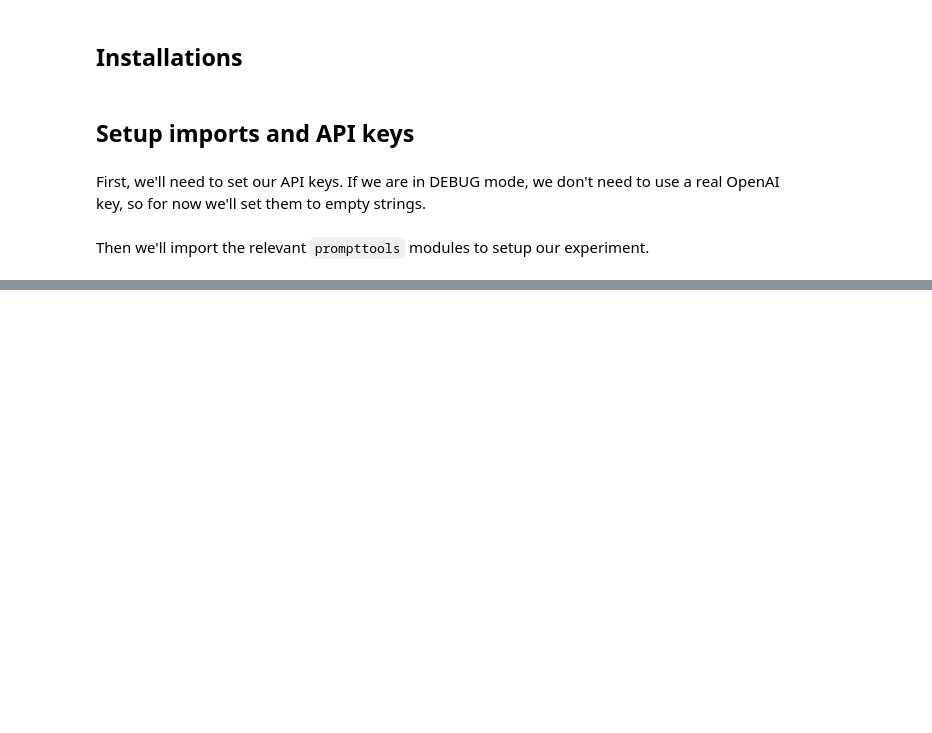
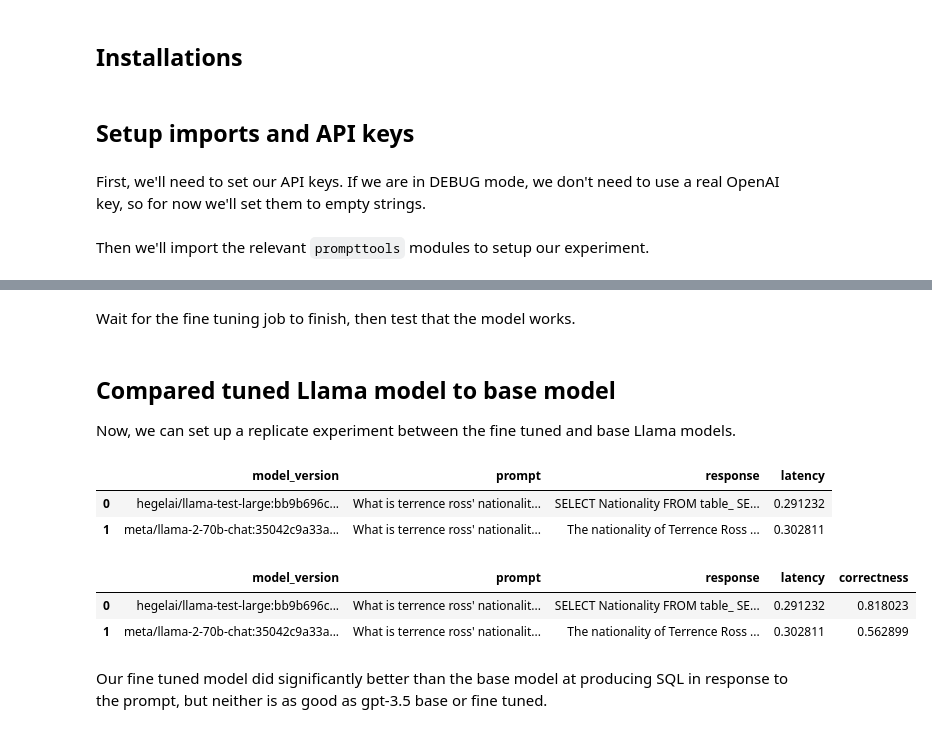
Before and after one commit to hegelai/prompttools, a Jupyter notebook: examples/notebooks/FineTuningExperiment.ipynb, the cells around one changed output, grey strips where cells are left out. Drawn from its saved outputs; the diff is of its cells as text; code cells hidden in the pictures; blank space fills up the shorter version.

```diff
--- a/examples/notebooks/FineTuningExperiment.ipynb
+++ b/examples/notebooks/FineTuningExperiment.ipynb
@@ -72,0 +162,6 @@ KeyError: 'prompt'
+# %%
+import replicate
+
+os.environ["REPLICATE_API_TOKEN"] = ""
+
+base_model = "meta/llama-2-70b-chat:35042c9a33ac8fd5e29e27fb3197f33aa483f72c2ce3b0b9d201155c7fd2a287"
@@ -72,0 +176,2 @@ KeyError: 'prompt'
+# %% [markdown]
+Wait for the fine tuning job to finish, then test that the model works.
@@ -72,0 +192,31 @@ KeyError: 'prompt'
+# %% [markdown]
+## Compared tuned Llama model to base model
+
+Now, we can set up a replicate experiment between the fine tuned and base Llama models.
+# %%
+from prompttools.experiment import ReplicateExperiment
+llama = "YOUR-REPLICATE-ID/prompttools-example:VERSION"
+models = [llama, base_model]
+input_kwargs = {"prompt": [filtered_test_set[0]['question'] + \
+                           "\nGiven the following table, produce " + \
+                           "valid SQL to answer the question:" + \
+                            str(filtered_test_set[0]['table'])]}
+model_specific_kwargs = {llama: {}, base_model: {}}
+
+replicate_experiment = ReplicateExperiment(models, input_kwargs, model_specific_kwargs)
+# %%
+replicate_experiment.run()
+replicate_experiment.visualize()
+# %% [output]
+|  | model_version | prompt | response | latency |
+| 0 | hegelai/llama-test-large:bb9b696c... | What is terrence ross' nationalit... | SELECT Nationality FROM table_ SE... | 0.291232 |
+| 1 | meta/llama-2-70b-chat:35042c9a33a... | What is terrence ross' nationalit... | The nationality of Terrence Ross ... | 0.302811 |
+# %%
+replicate_experiment.evaluate("correctness", similarity.semantic_similarity, expected=[filtered_test_set[0]['sql']['human_readable']] * 2)
+replicate_experiment.visualize()
+# %% [output]
+|  | model_version | prompt | response | latency | correctness |
+| 0 | hegelai/llama-test-large:bb9b696c... | What is terrence ross' nationalit... | SELECT Nationality FROM table_ SE... | 0.291232 | 0.818023 |
+| 1 | meta/llama-2-70b-chat:35042c9a33a... | What is terrence ross' nationalit... | The nationality of Terrence Ross ... | 0.302811 | 0.562899 |
+# %% [markdown]
+Our fine tuned model did significantly better than the base model at producing SQL in response to the prompt, but neither is as good as gpt-3.5 base or fine tuned.
```
Also changed, not shown: parts of 39 cells of this notebook, 2 other files.
